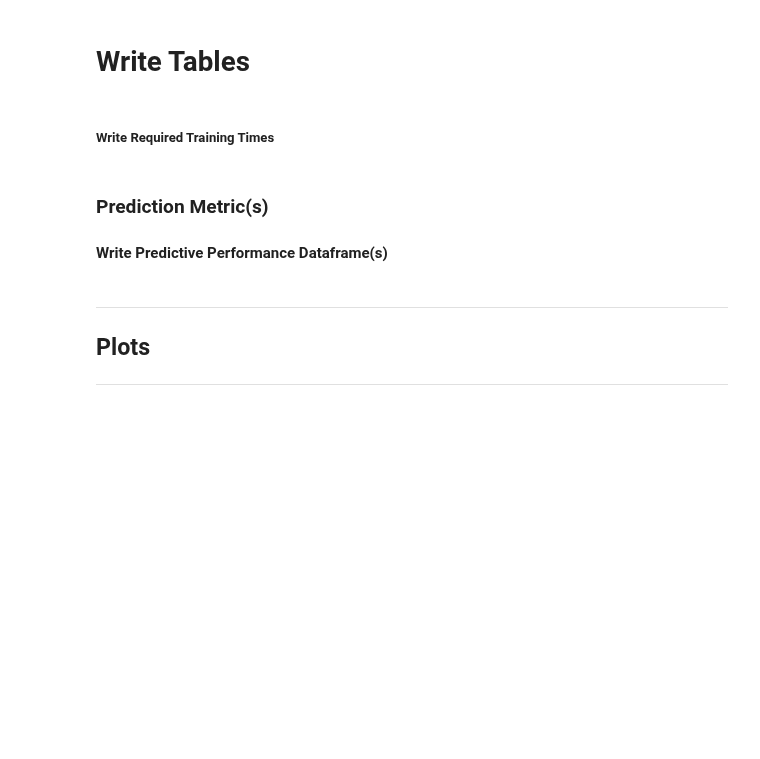
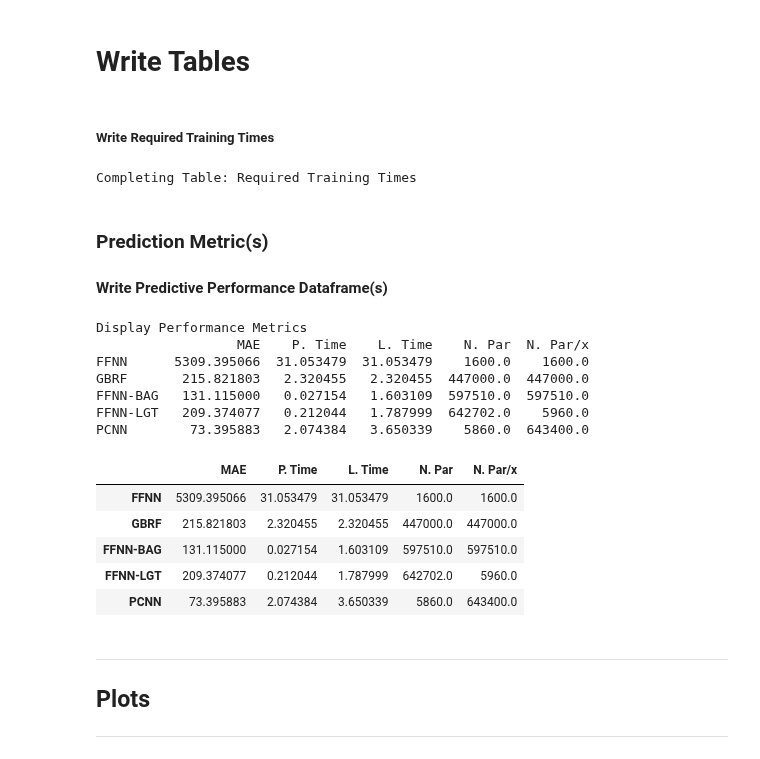
Before and after one commit to AnastasisKratsios/Architopes_Semisupervised, a Jupyter notebook: PCNNs_Ablation_for_Revirews_New_Better_Shinier_Version.ipynb, the cells around one changed output. Cells and saved outputs as stored; diff of their text form; code cells hidden in the pictures; blank space fills up the shorter version.

```diff
--- a/PCNNs_Ablation_for_Revirews_New_Better_Shinier_Version.ipynb
+++ b/PCNNs_Ablation_for_Revirews_New_Better_Shinier_Version.ipynb
@@ -638,9 +664,9 @@ N_Params = (N_params_architope_hist.reshape(-1,))[get_unique_entries]
 mean_subpattern_widths_hist = (height_mean_hist.reshape(-1,))[get_unique_entries]
 AIC_Like = (Architope_Model_Complexity_history[:,3].reshape(-1,))[get_unique_entries]
 Eff = (Architope_Model_Complexity_history[:,4].reshape(-1,))[get_unique_entries]
-N_neurons_per_input = (N_neurons_per_input.reshape(-1,))[get_unique_entries]
+N_neurons_per_input = (N_neurons_per_input.reshape(-1,))#[get_unique_entries]
 ## Misc
-Deep_Zero_Sets_timer_hist = Deep_Zero_Sets_timer_hist[get_unique_entries]
+Deep_Zero_Sets_timer_hist = Deep_Zero_Sets_timer_hist#[get_unique_entries]
 
 # Record Benchmark Complexities
 ## PCNN-lgt
@@ -648,8 +674,8 @@ performance_lgt_ffNN_report_MAE_train = (performance_PCNN_ffNN_logistic_hist[0,0
 performance_lgt_ffNN_report_MAE_test = (performance_PCNN_ffNN_logistic_hist[0,1,:])[get_unique_entries]
 performance_lgt_ffNN_report_MSE_train = (performance_PCNN_ffNN_logistic_hist[1,0,:])[get_unique_entries]
 performance_lgt_ffNN_report_MSE_test = (performance_PCNN_ffNN_logistic_hist[1,1,:])[get_unique_entries]
-N_params_PCNN_logistic_hist = (N_params_subPatterns_hist + N_parts_Generated_by_Algo_2_history_report)[get_unique_entries]
-N_params_PCNN_logistic_hist_per_input = N_parts_Generated_by_Algo_2_history_report + N_params_subPatterns_hist[get_unique_entries]
+N_params_PCNN_logistic_hist = (N_params_subPatterns_hist[get_unique_entries] + N_parts_Generated_by_Algo_2_history_report)
+N_params_PCNN_logistic_hist_per_input = N_neurons_per_input - Deep_Zero_Sets_timer_hist + N_parts_Generated_by_Algo_2_history_report
 P_time_PCNN_lgt = logistic_time_hist[get_unique_entries] + P_Times - Deep_Zero_Sets_timer_hist
 L_time_PCNN_lgt = logistic_time_hist[get_unique_entries] + L_Times - Deep_Zero_Sets_timer_hist
 ## PCNN-bag
@@ -657,7 +683,7 @@ performance_PCNN_ffNN_bag_report_MAE_train = (performance_bagged_ffNN_hist[0,0,:
 performance_PCNN_ffNN_bag_report_MAE_test = (performance_bagged_ffNN_hist[0,1,:])[get_unique_entries]
 performance_PCNN_ffNN_bag_report_MSE_train = (performance_bagged_ffNN_hist[1,0,:])[get_unique_entries]
 performance_PCNN_ffNN_bag_report_MSE_test = (performance_bagged_ffNN_hist[1,1,:])[get_unique_entries]
-N_params_PCNN_ffNN_bag = (N_params_subPatterns_hist*N_parts_Generated_by_Algo_2_history_report)[get_unique_entries]
+N_params_PCNN_ffNN_bag =  (N_neurons_per_input - Deep_Zero_Sets_timer_hist)*N_parts_Generated_by_Algo_2_history_report
 N_params_PCNN_ffNN_bag_per_input = N_params_PCNN_ffNN_bag
 P_time_PCNN_bag = baggin_time_hist[get_unique_entries] + P_Times - Deep_Zero_Sets_timer_hist
 L_time_PCNN_bag = baggin_time_hist[get_unique_entries] + L_Times - Deep_Zero_Sets_timer_hist
@@ -688,17 +714,19 @@ PCNN_N_neurons_per_input = N_neurons_per_input[best_N_parts]
 ## Feedforward Neural Network (ffNN) Benchmark
 ---
 # %%
-if False:#randomize_subpattern_construction == True:
+if True:#randomize_subpattern_construction == True:
     exec(open('Grid_Enhanced_Network.py').read())
+    param_grid_Vanilla_Nets['input_dim'] = [int(X_train.shape[1])]
+    param_grid_Vanilla_Nets['ouput_dim'] = [int(y_train.shape[1])]
     ffNN_train_time = time.time()
     y_hat_ffNN_train, y_hat_ffNN_test, N_neurons_ffNN = build_ffNN(n_folds = 4,
                                                                    n_jobs = n_jobs,
                                                                    n_iter = n_iter,
                                                                    param_grid_in = param_grid_Vanilla_Nets,
-                                                                   X_train= X_train,
+                                                                   X_train= X_train.to_numpy(),
                                                                    y_train=y_train,
-                                                                   X_test_partial=X_train,
-                                                                   X_test=X_test,
+                                                                   X_test_partial=X_train.to_numpy(),
+                                                                   X_test=X_test.to_numpy(),
                                                                    NOCV=True)
     #### Compute Performance
     # Compute Peformance
@@ -778,6 +834,8 @@ Model_Training_times = Model_Training_times.transpose()
 
 # Write Required Training Time(s)
 Model_Training_times.to_latex((results_tables_path+"Model_Training_Times.tex"))
+# %% [output]
+Completing Table: Required Training Times
 # %% [markdown]
 ### Prediction Metric(s)
 #### Write Predictive Performance Dataframe(s)
@@ -785,7 +843,11 @@ Model_Training_times.to_latex((results_tables_path+"Model_Training_Times.tex"))
 #### Generate Table ####
 #----------------------#
 # Extract MAEs from Test-Set
-MAE_test_time_table = predictive_performance_test.MAE
+MAE_test_time_table = np.array([MSE_ffNN[0],
+                         Gradient_boosted_tree.test.MAE,
+                         performance_PCNN_ffNN_bag_report_MAE_test[best_N_parts],
+                         performance_lgt_ffNN_report_MAE_test[best_N_parts],
+                         PCNN_MAE_test])
 ## Extract In-Line Training Times
 L_time_table = np.array([L_time_ffNN,
                          Gradient_boosted_Random_forest_time,
@@ -796,44 +858,58 @@ L_time_table = np.array([L_time_ffNN,
 P_time_table = np.array([L_time_ffNN,
                          Gradient_boosted_Random_forest_time,
                          P_time_PCNN_bag[best_N_parts],
                          P_time_PCNN_lgt[best_N_parts],
                          PCNN_P_time])
 ## Extract Total Number of Active Neurons per input
-N_params_table_per_intput = np.array([N_neurons_ffNN[0],
+N_params_table_per_intput = np.round(np.array([N_neurons_ffNN[0],
                                       N_tot_params_in_forest,
-                                      best_N_parts*(N_neurons_per_input[best_N_parts] - N_neurons_deep_Zero_Sets_hist[best_N_parts]),
-                                      (N_neurons_per_input - N_neurons_deep_Zero_Sets_hist)[best_N_parts] + best_N_parts,
-                                      N_Params[best_N_parts]])
+                                      N_params_PCNN_ffNN_bag_per_input[best_N_parts],
+                                      N_params_PCNN_logistic_hist_per_input[best_N_parts],
+                                      N_Params[best_N_parts]]))
 ## Extract Total Number of Active Neurons
-N_params_table = np.array([N_neurons_ffNN[0],
+N_params_table = np.round(np.array([N_neurons_ffNN[0],
                            N_tot_params_in_forest,
-                           best_N_parts*(N_neurons_per_input[best_N_parts] - N_neurons_deep_Zero_Sets_hist[best_N_parts]),
-                           best_N_parts*(N_neurons_per_input - N_neurons_deep_Zero_Sets_hist)[best_N_parts] + best_N_parts,
-                           PCNN_N_neurons_per_input])
+                           N_params_PCNN_ffNN_bag[best_N_parts],
+                           N_params_PCNN_logistic_hist[best_N_parts],
+                           PCNN_N_neurons_per_input]))
 ## N Parts
-N_parts= np.array([1,
+N_parts= np.round(np.array([1,
                    1,
                    best_N_parts,
                    best_N_parts,
-                   best_N_parts])
+                   best_N_parts]))
 
 #### Write Main Table for Paper ####
 #----------------------------------#
-Table_Final = pd.DataFrame({'MAE': MAE_test_time_table.to_numpy(),
+Table_Final = pd.DataFrame({'MAE': MAE_test_time_table,
                             'P. Time': L_time_table,
                             'L. Time': P_time_table,
                             'N. Par': N_params_table,
                             'N. Par/x': N_params_table_per_intput},index=['FFNN','GBRF','FFNN-BAG','FFNN-LGT','PCNN'])
 # Write to File
 Table_Final.to_latex(('outputs/tables/'+str(Option_Function)+'__Fix_Neurons_Q'+str(Tied_Neurons_Q)+'Table.tex'),
                      caption = 'Prediction and Complexity Metrics: '+str(Option_Function),
                      label='tab__'+str(Option_Function)+'__Fix_Neurons_Q'+str(Tied_Neurons_Q),
                      float_format="{:0.4f}".format)
 #--------------======---------------#
 print('Display Performance Metrics')
 #--------------======---------------#
 print(Table_Final)
 Table_Final
+# %% [output]
+Display Performance Metrics
+                  MAE    P. Time    L. Time    N. Par  N. Par/x
+FFNN      5309.395066  31.053479  31.053479    1600.0    1600.0
+GBRF       215.821803   2.320455   2.320455  447000.0  447000.0
+FFNN-BAG   131.115000   0.027154   1.603109  597510.0  597510.0
+FFNN-LGT   209.374077   0.212044   1.787999  642702.0    5960.0
+PCNN        73.395883   2.074384   3.650339    5860.0  643400.0
+|  | MAE | P. Time | L. Time | N. Par | N. Par/x |
+| FFNN | 5309.395066 | 31.053479 | 31.053479 | 1600.0 | 1600.0 |
+| GBRF | 215.821803 | 2.320455 | 2.320455 | 447000.0 | 447000.0 |
+| FFNN-BAG | 131.115000 | 0.027154 | 1.603109 | 597510.0 | 597510.0 |
+| FFNN-LGT | 209.374077 | 0.212044 | 1.787999 | 642702.0 | 5960.0 |
+| PCNN | 73.395883 | 2.074384 | 3.650339 | 5860.0 | 643400.0 |
 # %% [markdown]
 ---
 ## Plots
```
Also changed, not shown: parts of 14 cells of this notebook, 22 other files.
